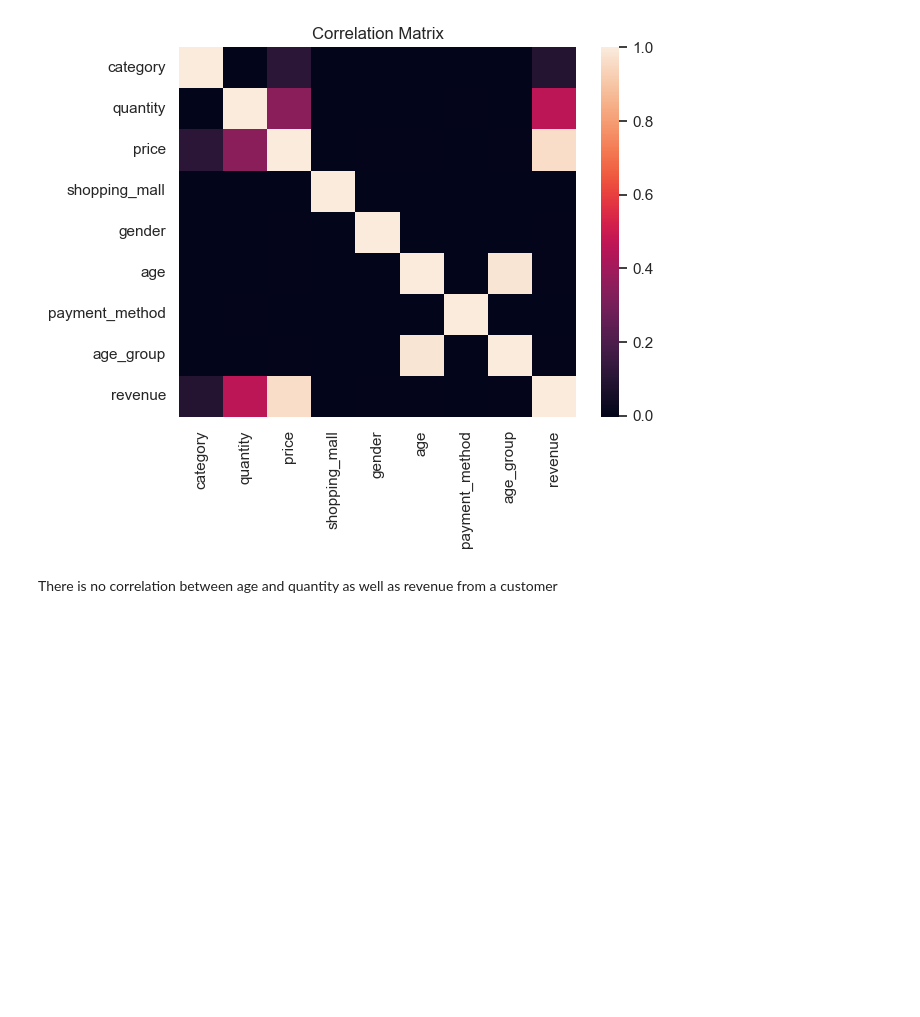
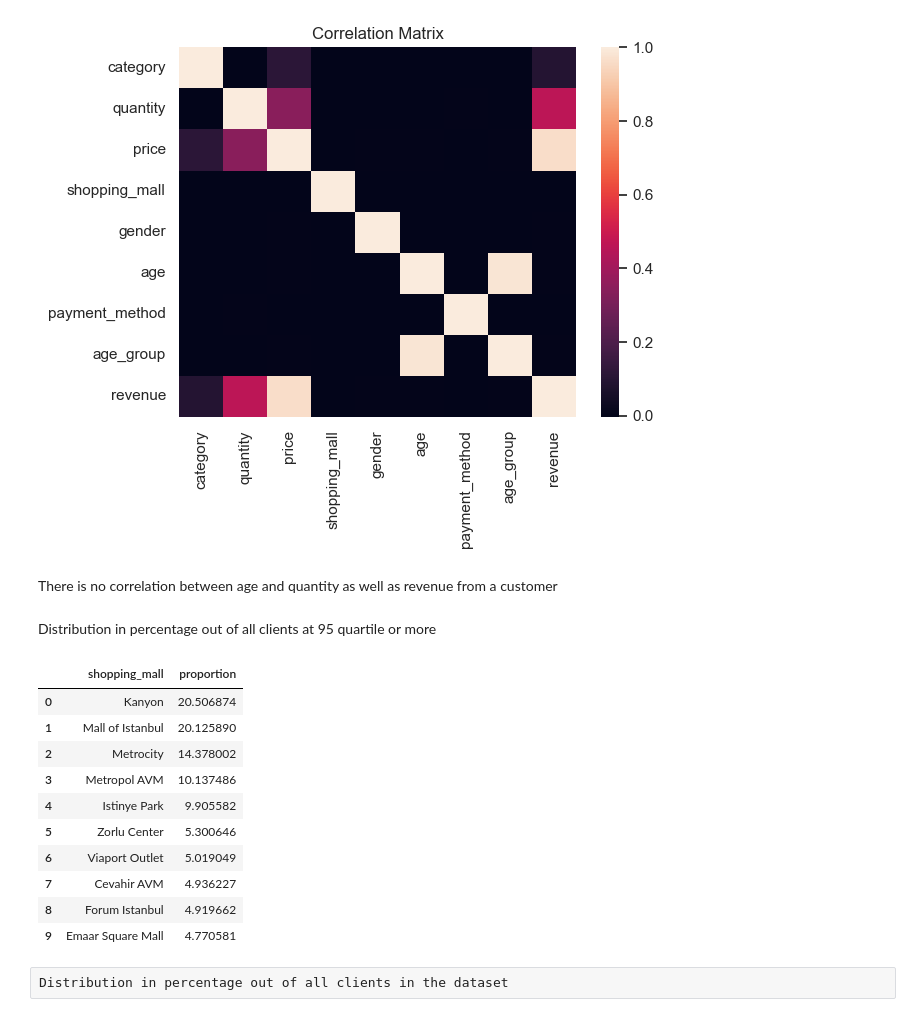
Before and after one commit to Scorpgodwest/customer-analysis, a Jupyter notebook: customer_analysis.ipynb, the cells around one changed output. Saved outputs shown, nothing was run; the diff lists cells and outputs as text; code cells hidden in the pictures; blank space fills up the shorter version.

```diff
--- a/customer_analysis.ipynb
+++ b/customer_analysis.ipynb
@@ -222,3 +221,23 @@ Text(0.5, 1.0, 'Correlation Matrix')
 [figure]
 # %% [markdown]
 There is no correlation between age and quantity as well as revenue from a customer
+# %% [markdown]
+Distribution in percentage out of all clients at 95 quartile or more
+# %%
+full_df[full_df.revenue >= full_df['revenue'].quantile(0.95)]\
+                           ['shopping_mall'].value_counts(normalize=True)\
+                           .mul(100).sort_values(ascending=False).reset_index()
+# %% [output]
+|  | shopping_mall | proportion |
+| 0 | Kanyon | 20.506874 |
+| 1 | Mall of Istanbul | 20.125890 |
+| 2 | Metrocity | 14.378002 |
+| 3 | Metropol AVM | 10.137486 |
+| 4 | Istinye Park | 9.905582 |
+| 5 | Zorlu Center | 5.300646 |
+| 6 | Viaport Outlet | 5.019049 |
+| 7 | Cevahir AVM | 4.936227 |
+| 8 | Forum Istanbul | 4.919662 |
+| 9 | Emaar Square Mall | 4.770581 |
+# %% [raw]
+Distribution in percentage out of all clients in the dataset
```
Also changed, not shown: parts of 2 cells of this notebook.
